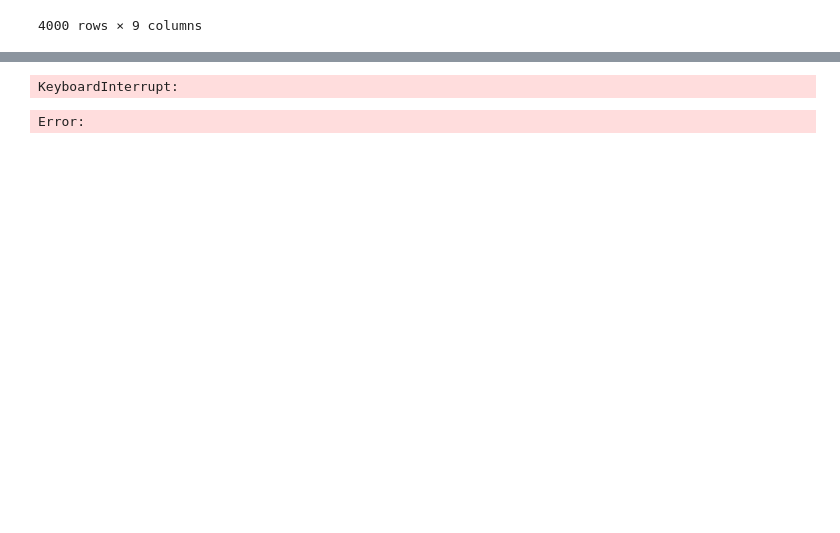
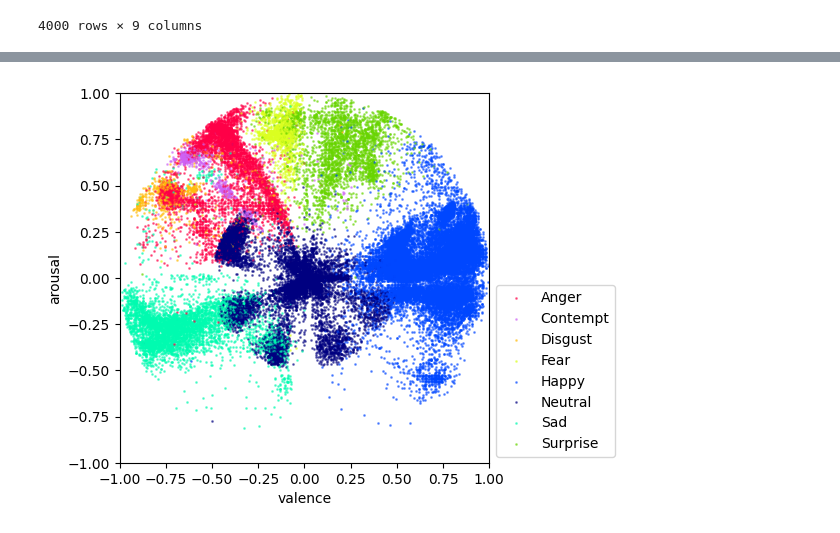
Before and after one commit to nRknpy/AffectNet-experiments, a Jupyter notebook: notebooks/data_plot.ipynb, the cells around one changed output, grey strips where cells are left out. Saved outputs shown, nothing was run; the diff lists cells and outputs as text; code cells hidden in the pictures; blank space fills up the shorter version.

```diff
--- a/notebooks/data_plot.ipynb
+++ b/notebooks/data_plot.ipynb
@@ -79,0 +82,3 @@ fig.savefig(os.path.join('./results/', 'validation_distribution.png'), bbox_extr
+# %%
+sampled_df = train_dataset.df.sample(frac=0.2)
+sampled_df
@@ -80,7 +99,6 @@ fig.savefig(os.path.join('./results/', 'validation_distribution.png'), bbox_extr
 # %%
-fig, legend = dataset_plot(train_dataset.df)
+fig, legend = dataset_plot(sampled_df, size=1, alpha=0.5)
 fig.savefig(os.path.join('./results/', 'train_distribution.svg'), bbox_extra_artists=[legend], bbox_inches='tight')
 fig.savefig(os.path.join('./results/', 'train_distribution.png'), bbox_extra_artists=[legend], bbox_inches='tight')
 # %% [output]
-KeyboardInterrupt:
-Error:
+[figure, added]
```
Also changed, not shown: parts of 9 cells of this notebook, 2 other files.
